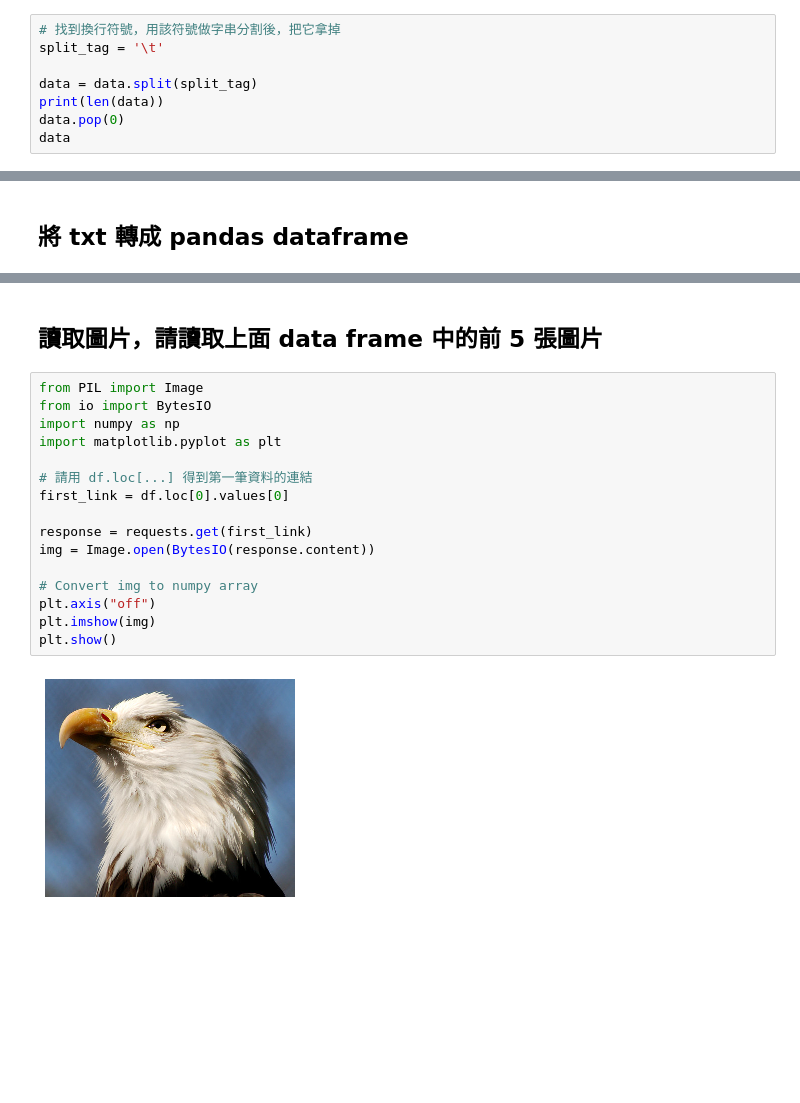
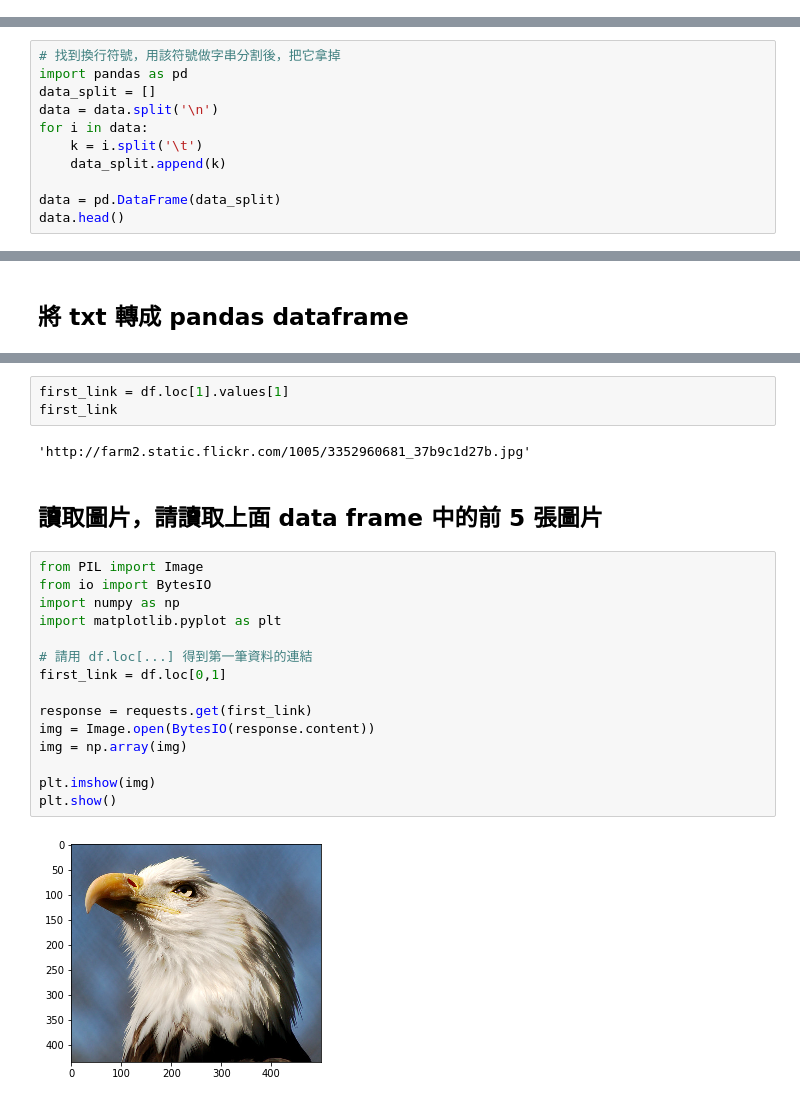
Before and after one commit to Benson80404051/1st-DL-CVMarathon, a Jupyter notebook: Day_005-2_HW.ipynb, the cells around one changed output, grey strips where cells are left out. Cells and saved outputs as stored; diff of their text form; blank space fills up the shorter version.

```diff
--- a/Day_005-2_HW.ipynb
+++ b/Day_005-2_HW.ipynb
@@ -31,8 +30,0 @@ data[0:100]
-# %%
-# 找到換行符號，用該符號做字串分割後，把它拿掉
-split_tag = '\t'
-
-data = data.split(split_tag)
-print(len(data))
-data.pop(0)
-data
@@ -57,0 +31,11 @@ data
+# %%
+# 找到換行符號，用該符號做字串分割後，把它拿掉
+import pandas as pd
+data_split = []
+data = data.split('\n')
+for i in data:
+    k = i.split('\t')
+    data_split.append(k)
+
+data = pd.DataFrame(data_split)
+data.head()
@@ -79,23 +70,27 @@ df
+# %%
+first_link = df.loc[1].values[1]
+first_link
+# %% [output]
+'http://farm2.static.flickr.com/1005/3352960681_37b9c1d27b.jpg'
 # %% [markdown]
 ## 讀取圖片，請讀取上面 data frame 中的前 5 張圖片
 # %%
 from PIL import Image
 from io import BytesIO
 import numpy as np
 import matplotlib.pyplot as plt
 
 # 請用 df.loc[...] 得到第一筆資料的連結
-first_link = df.loc[0].values[0]
+first_link = df.loc[0,1]
 
 response = requests.get(first_link)
 img = Image.open(BytesIO(response.content))
+img = np.array(img)
 
-# Convert img to numpy array
-plt.axis("off")
 plt.imshow(img)
 plt.show()
 # %% [output]
-[figure, old version]
+[figure, new version]
 # %%
 def img2arr_fromURLs(url_list, resize = False):
     """
```
Also changed, not shown: parts of 8 cells of this notebook.
